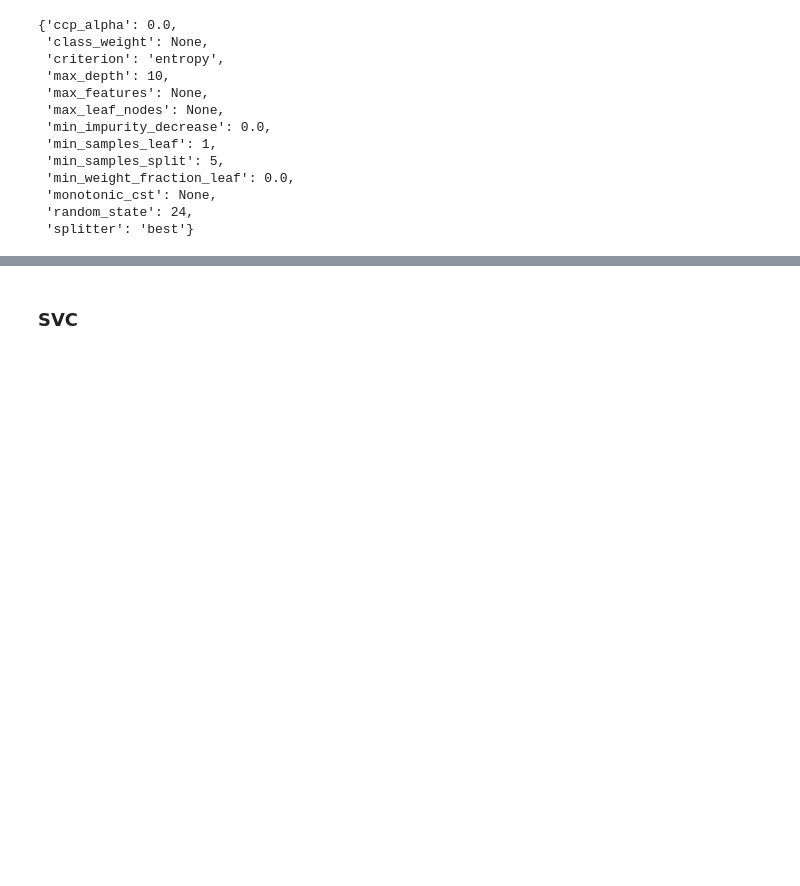
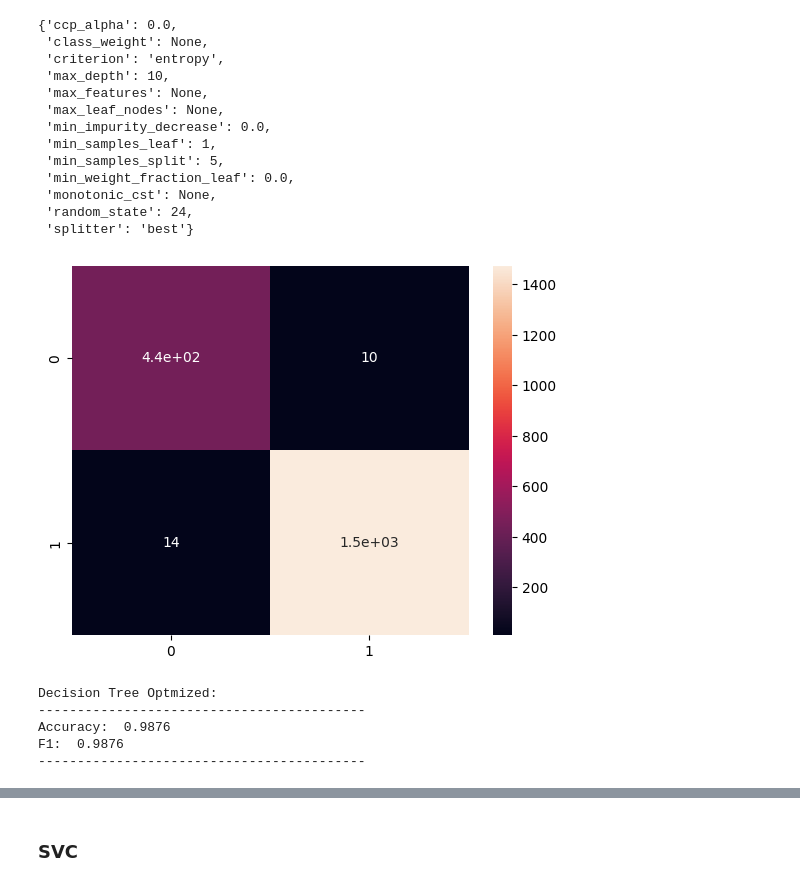
Before and after one commit to FranciscoGameiro2004/TSIW-IA-Vinhos, a Jupyter notebook: AI_Wine.ipynb, the cells around one changed output, grey strips where cells are left out. Saved outputs shown, nothing was run; the diff lists cells and outputs as text; code cells hidden in the pictures; blank space fills up the shorter version.

```diff
--- a/AI_Wine.ipynb
+++ b/AI_Wine.ipynb
@@ -613,4 +613,4 @@ t=tree.DecisionTreeClassifier(criterion='entropy',
                               min_samples_split=best_parameters['min_samples_split'],
                               random_state=24)
 t=t.fit(X_train,y_train)
-t=t.fit(X_test,y_test)
+t_pred = t.predict(X_test)
@@ -625,0 +617,14 @@ results_df
+# %%
+sns.heatmap(confusion_matrix(y_test, t_pred), annot = True)
+plt.show()
+# %% [output]
+[figure, added]
+# %%
+print("Decision Tree Optmized:")
+print_evaluate("Decision Tree Optimized", y_test,t_pred)
+# %% [output]
+Decision Tree Optmized:
+------------------------------------------
+Accuracy:  0.9876
+F1:  0.9876
+------------------------------------------
```
Also changed, not shown: parts of 5 cells of this notebook.
